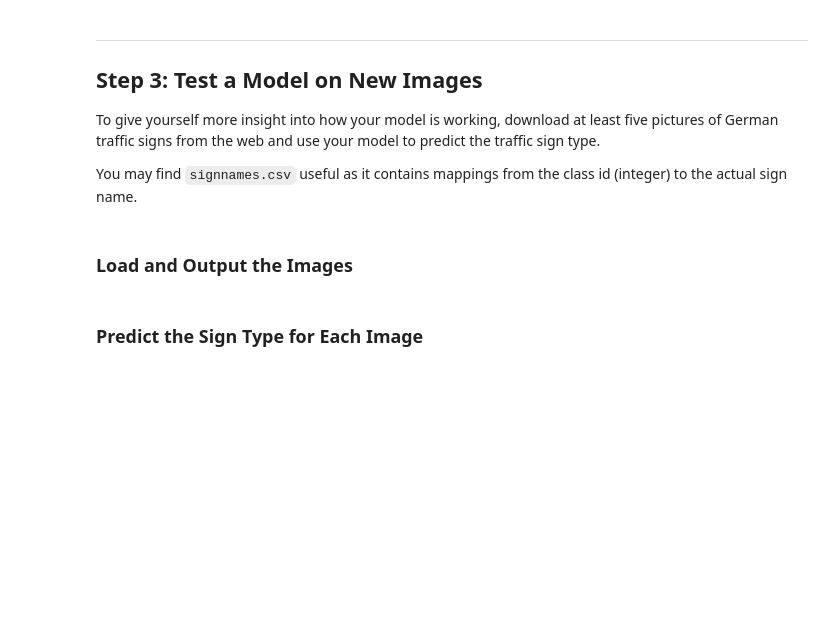
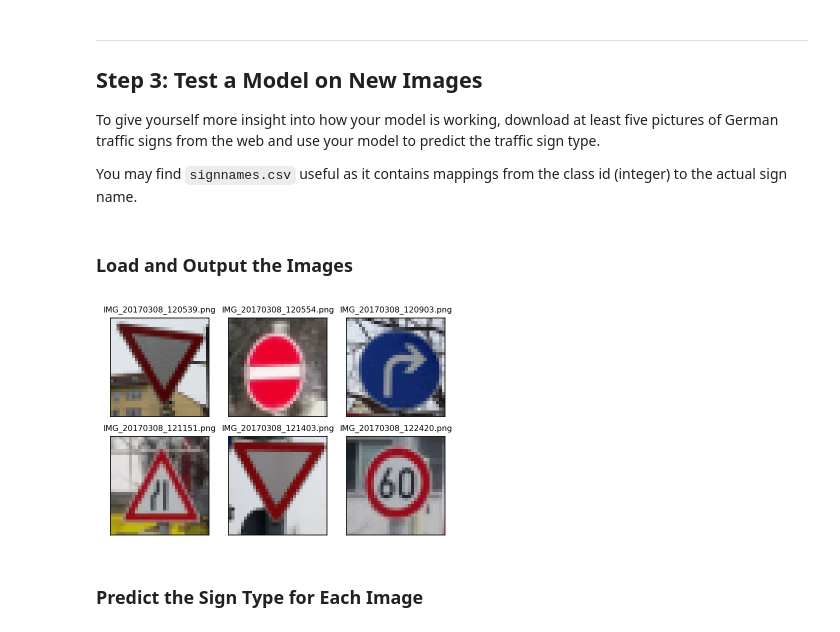
Before and after one commit to alexvogel/traffic-sign-classification, a Jupyter notebook: Traffic_Sign_Classifier.ipynb, the cells around one changed output. Drawn from its saved outputs; the diff is of its cells as text; code cells hidden in the pictures; blank space fills up the shorter version.

```diff
--- a/Traffic_Sign_Classifier.ipynb
+++ b/Traffic_Sign_Classifier.ipynb
@@ -367,4 +394,4 @@ def reshape(x):
     for img in x:
         img_reshaped = img.reshape((32, 32, 1))
         img2.append(img_reshaped)
-    return img2
+    return np.array(img2)
@@ -398,0 +424,14 @@ normalizing
+# %%
+# Preprocessing
+def preprocess(x, y):
+    # convert to greyscale
+    x = rgb2gray(x)
+
+    x = normalize(x)
+
+    x = reshape(x)
+
+    # Transform all labels in one_hot representation
+    y = one_hot_encode(y, n_classes)
+
+    return(x.astype(np.float32), y.astype(np.float32))
@@ -588,2 +821,36 @@ You may find `signnames.csv` useful as it contains mappings from the class id (i
+# %%
+import os
+### Load the images and plot them here.
+# Visualizations will be shown in the notebook.
+%matplotlib inline
+
+# Load color images into a numpy array
+X_classify = []
+#y_classify = []
+
+counter = 1
+for file in os.listdir("./traffic-signs-for-classification"):
+    if file.endswith(".png"):
+        pathfile = os.path.join("./traffic-signs-for-classification", file)
+
+        img = cv2.imread(pathfile)
+        X_classify.append(img)
+
+        subplot = plt.subplot(2, 3, counter) # equivalent to: plt.subplot(2, 2, 1)
+        subplot.set_xticks(())
+        subplot.set_yticks(())
+
+        plt.imshow(cv2.cvtColor(img, cv2.COLOR_BGR2RGB))
+        plt.title(file, fontsize=8)
+
+        counter += 1
+
+
+X_classify = np.array(X_classify)
+
+#img = cv2.imread('messi5.jpg',0)
+### Feel free to use as many code cells as needed.
+# %% [output]
+[figure, added]
 # %% [markdown]
 ### Predict the Sign Type for Each Image
```
Also changed, not shown: parts of 44 cells of this notebook, 34 other files.
